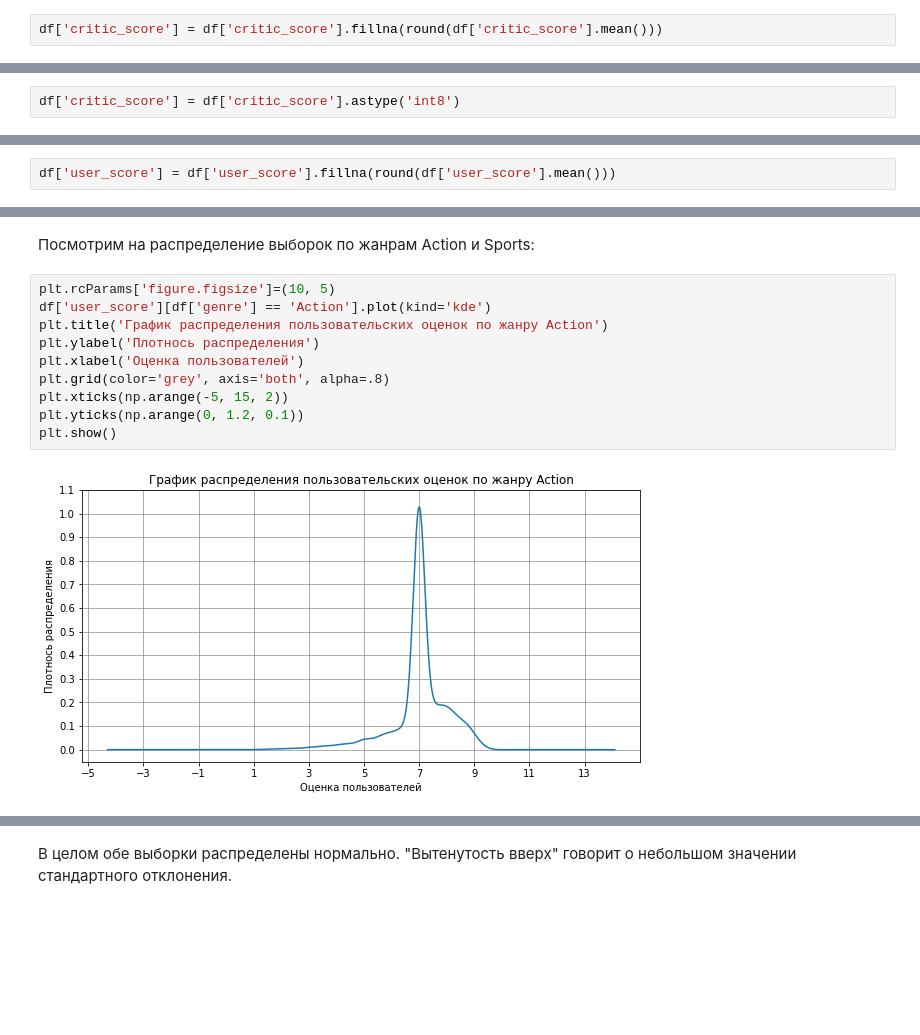
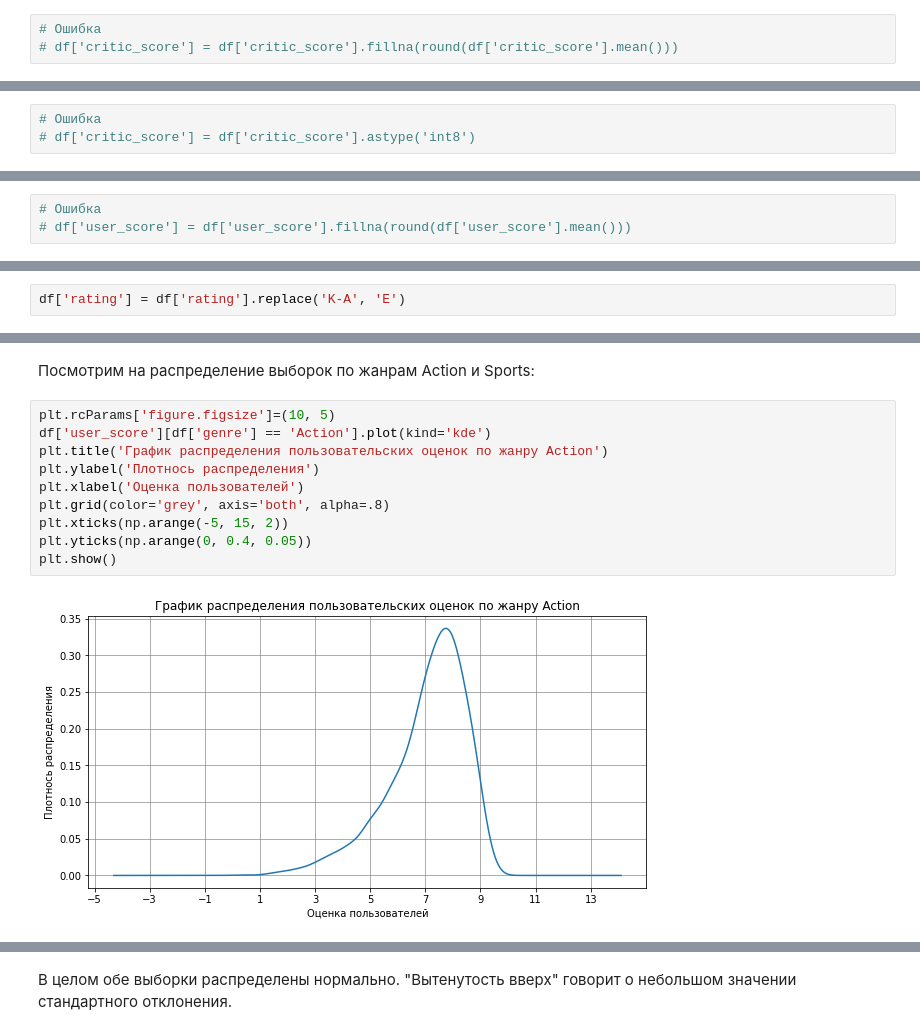
Before and after one commit to klipbn/klip_study, a Jupyter notebook: analysis_sales_computer_games/analysis_sales_computer_games.ipynb, the cells around one changed output, grey strips where cells are left out. Cells and saved outputs as stored; diff of their text form; blank space fills up the shorter version.

```diff
--- a/analysis_sales_computer_games/analysis_sales_computer_games.ipynb
+++ b/analysis_sales_computer_games/analysis_sales_computer_games.ipynb
@@ -296,11 +397,13 @@ df.loc[df['critic_score'].isna()].head()
 # %% [markdown]
 Заполним пропуска в данном столбце средним значением:
 # %%
-df['critic_score'] = df['critic_score'].fillna(round(df['critic_score'].mean()))
+# Ошибка
+# df['critic_score'] = df['critic_score'].fillna(round(df['critic_score'].mean()))
 # %% [markdown]
 Преобразуем тип данных в целочисленный (так как рейтинг критиков идет целым числом):
 # %%
-df['critic_score'] = df['critic_score'].astype('int8')
+# Ошибка
+# df['critic_score'] = df['critic_score'].astype('int8')
 # %% [markdown]
 Выведем уникальные значения столбца `'user_score'`:
 # %%
@@ -339,7 +452,8 @@ df['user_score'] = df['user_score'].astype('float')
 # %% [markdown]
 Заполним пропуски в оценках пользователя средним значением:
 # %%
-df['user_score'] = df['user_score'].fillna(round(df['user_score'].mean()))
+# Ошибка
+# df['user_score'] = df['user_score'].fillna(round(df['user_score'].mean()))
 # %% [markdown]
 Выведем на экран пропущенные значения в столбце `'rating'`:
 # %%
@@ -361,3 +502,5 @@ df[df['rating'].isna()].sort_values(by='year_of_release')
+# %%
+df['rating'] = df['rating'].replace('K-A', 'E')
 # %% [markdown]
 Как мы видим при сортировке по годам, пропущенные значения находтся в интервале [1980; 2016], но при этом организация ESRB начала свою работу с 1994.
 Поэтому заполним пропущенные значения до 1994 значением - `Not rating`, после 1994 - `Not data`:
@@ -1046,15 +1304,15 @@ df['user_score'][df['platform'] == 'PC'].mean()
 # %%
 plt.rcParams['figure.figsize']=(10, 5)
 df['user_score'][df['genre'] == 'Action'].plot(kind='kde')
 plt.title('График распределения пользовательских оценок по жанру Action')
 plt.ylabel('Плотнось распределения')
 plt.xlabel('Оценка пользователей')
 plt.grid(color='grey', axis='both', alpha=.8)
 plt.xticks(np.arange(-5, 15, 2))
-plt.yticks(np.arange(0, 1.2, 0.1))
+plt.yticks(np.arange(0, 0.4, 0.05))
 plt.show()
 # %% [output]
-[figure, old version]
+[figure, new version]
 # %%
 plt.rcParams['figure.figsize']=(10, 5)
 df['user_score'][df['genre'] == 'Sports'].plot(kind='kde')
```
Also changed, not shown: parts of 102 cells of this notebook.
